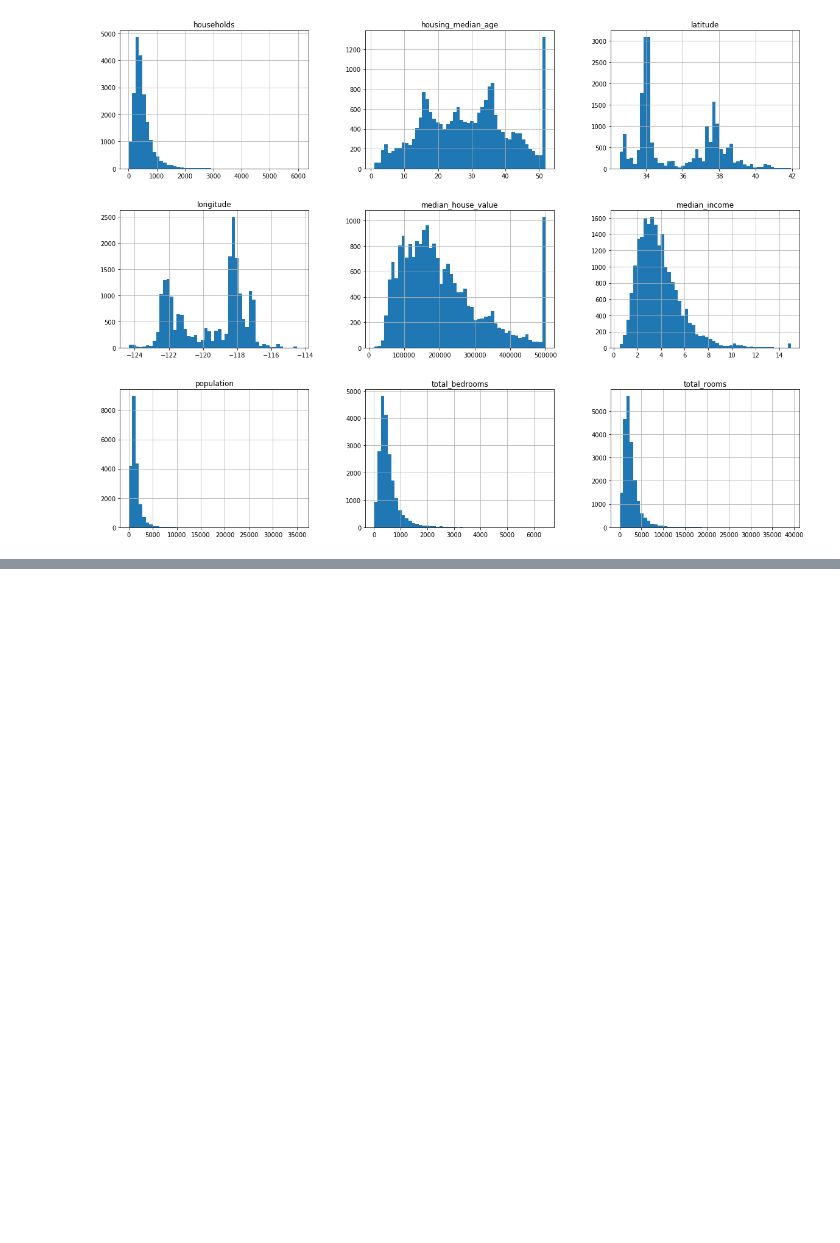
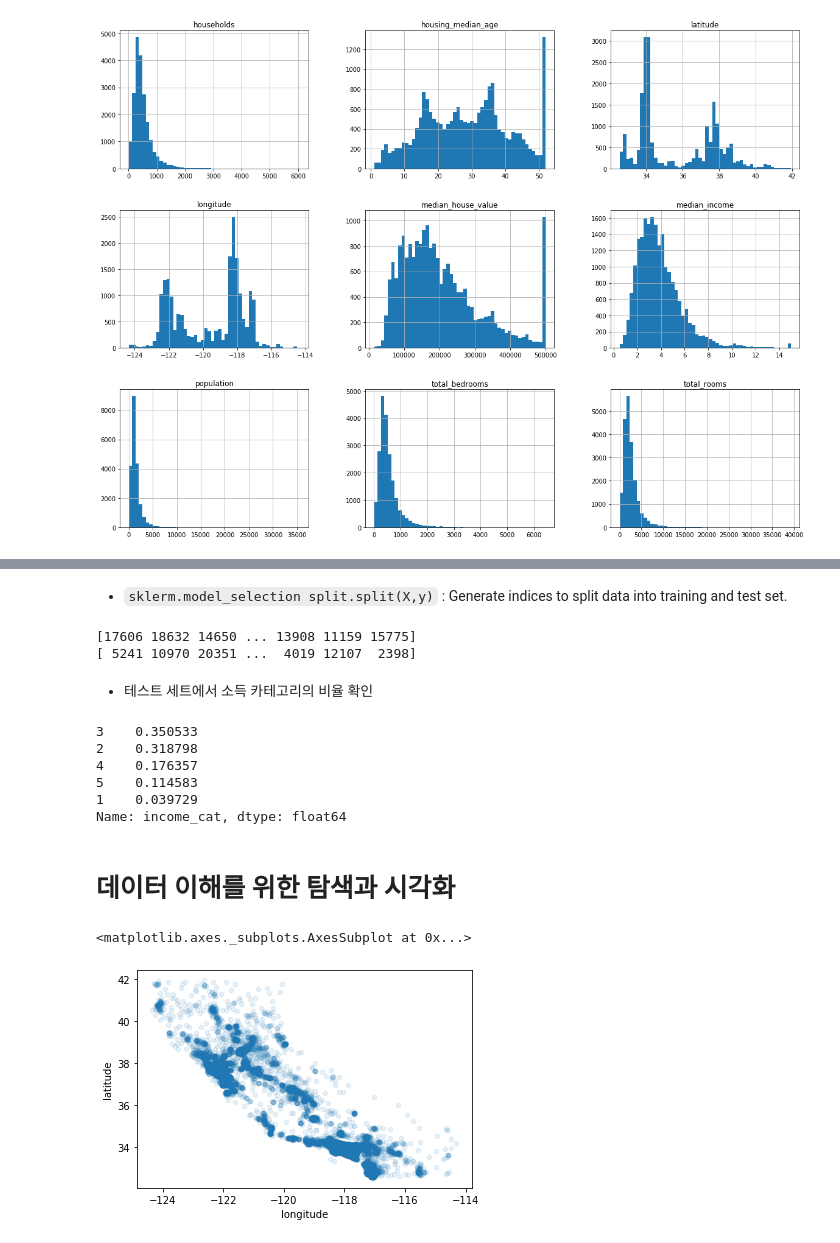
Before and after one commit to SwimmingHwang/ML-study, a Jupyter notebook: 2장. 머신러닝 프로젝트 처음부터 끝까지.ipynb, the cells around one changed output, grey strips where cells are left out. Cells and saved outputs as stored; diff of their text form; code cells hidden in the pictures; blank space fills up the shorter version.

```diff
--- a/2장. 머신러닝 프로젝트 처음부터 끝까지.ipynb
+++ b/2장. 머신러닝 프로젝트 처음부터 끝까지.ipynb
@@ -102,0 +240,26 @@ plt.show()
+# %% [markdown]
+- `sklerm.model_selection split.split(X,y)` : Generate indices to split data into training and test set.
+# %%
+from sklearn.model_selection import StratifiedShuffleSplit
+
+split = StratifiedShuffleSplit(n_splits=1, test_size=0.2, random_state=42)
+
+for train_index, test_index in split.split(housing, housing["income_cat"]): # X, y
+    print(train_index)
+    print(test_index)
+    strat_train_set = housing.loc[train_index]
+    strat_test_set = housing.loc[test_index]
+# %% [output]
+[17606 18632 14650 ... 13908 11159 15775]
+[ 5241 10970 20351 ...  4019 12107  2398]
+# %% [markdown]
+- 테스트 세트에서 소득 카테고리의 비율 확인
+# %%
+strat_test_set["income_cat"].value_counts() / len(strat_test_set)
+# %% [output]
+3    0.350533
+2    0.318798
+4    0.176357
+5    0.114583
+1    0.039729
+Name: income_cat, dtype: float64
@@ -102,0 +270,9 @@ plt.show()
+# %% [markdown]
+#  데이터 이해를 위한 탐색과 시각화
+# %%
+housing = strat_train_set.copy() # 훈련세트 손상시키지 않기 위해 복사본 생성
+# %%
+housing.plot(kind="scatter",x="longitude",y="latitude", alpha=0.1) # alpha옵션을 추가하여 밀집된 영역 확인
+# %% [output]
+<matplotlib.axes._subplots.AxesSubplot at 0x...>
+[figure, added]
```
Also changed, not shown: parts of 61 cells of this notebook.
